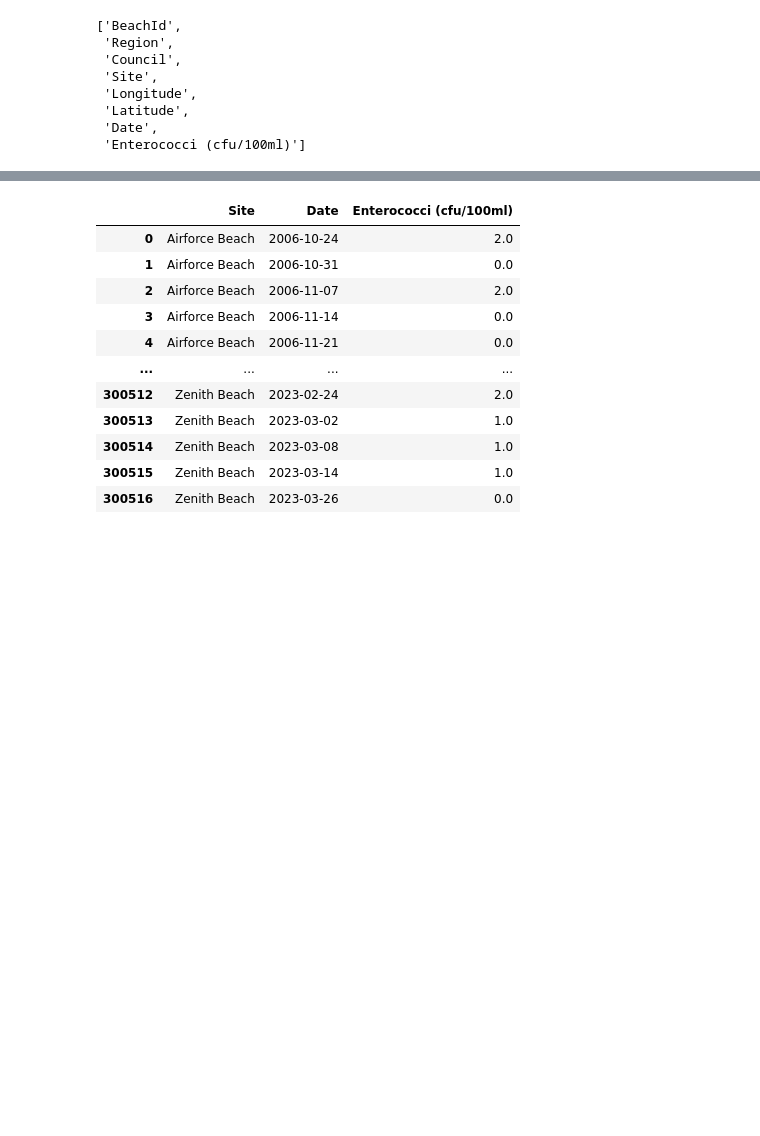
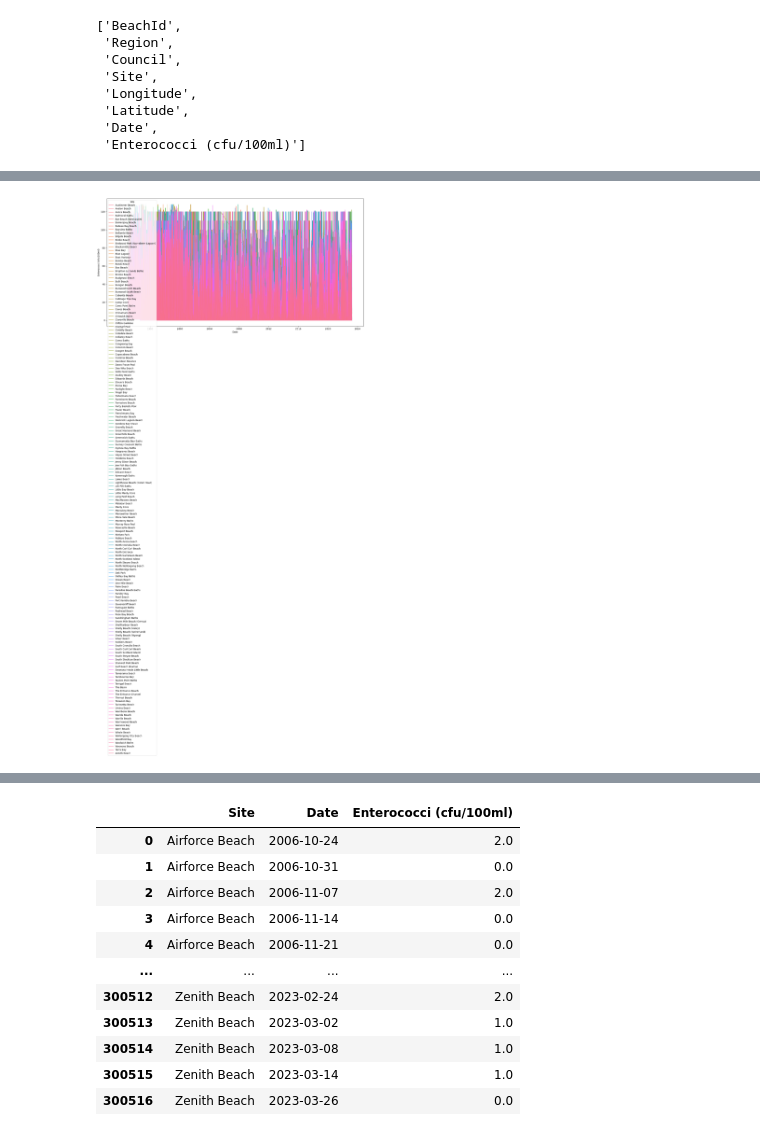
Before and after one commit to Mjboothaus/try-sketch, a Jupyter notebook: notebooks/try-sketch-pollution-data.ipynb, the cells around one changed output, grey strips where cells are left out. Drawn from its saved outputs; the diff is of its cells as text; code cells hidden in the pictures; blank space fills up the shorter version.

```diff
--- a/notebooks/try-sketch-pollution-data.ipynb
+++ b/notebooks/try-sketch-pollution-data.ipynb
@@ -9,0 +12,2 @@ DATA_FILE = "../data/EnterococciDataDownload-20230403-044231.parquet"
+# %%
+beach_df = pd.read_csv(DAILY_BEACH_DATA)
@@ -42,0 +49,2 @@ memory usage: 18.4+ MB
+# %%
+merge_df = df.merge(right=beach_df, left_on="Site", right_on="Beach name", how="right", suffixes=["", "_right"])
@@ -43,3 +71,5 @@ memory usage: 18.4+ MB
+# %%
+merge_df.drop(["BeachId", "Region_right", "Data last updated", "Swell", "Wind"], inplace=True, axis=1)
 # %%
 import sketch
 # %% [markdown]
@@ -139,0 +181,21 @@ df.sketch.howto("Rank and plot the sites by the amount of Enterococci through ti
+# %%
+
+# import libraries
+import matplotlib.pyplot as plt
+import seaborn as sns
+import pandas as pd
+
+# set figure size
+plt.figure(figsize=(20,10))
+
+# remove outliers from the dataframe
+merge_df_no_outliers = merge_df[merge_df['Enterococci (cfu/100ml)'] < merge_df['Enterococci (cfu/100ml)'].quantile(0.95)]
+
+# group by Site and Date and calculate median Enterococci (cfu/100ml)
+median_enterococci = merge_df_no_outliers.groupby(['Site','Date'])['Enterococci (cfu/100ml)'].max().reset_index()
+
+# plot the data using seaborn lineplot
+sns.lineplot(x='Date', y='Enterococci (cfu/100ml)', hue='Site', data=median_enterococci)
+plt.show()
+# %% [output]
+[figure, added]
```
Also changed, not shown: parts of 22 cells of this notebook, 2 other files.
